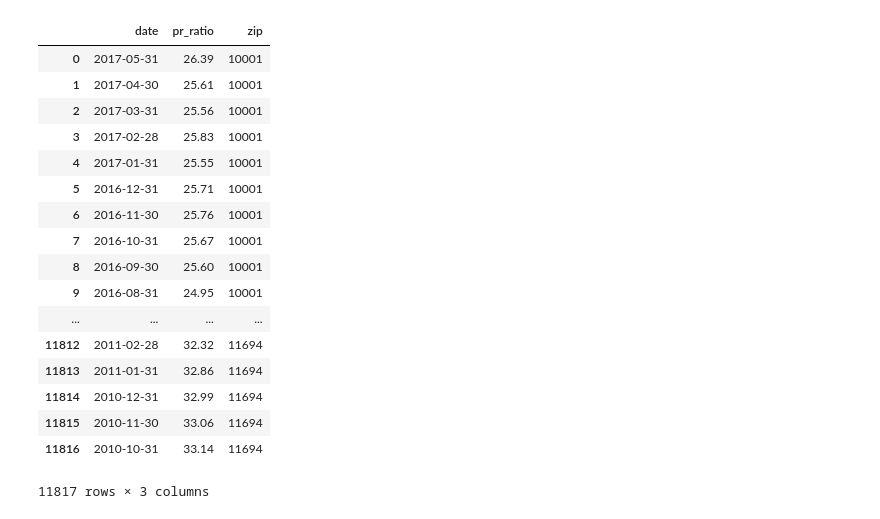
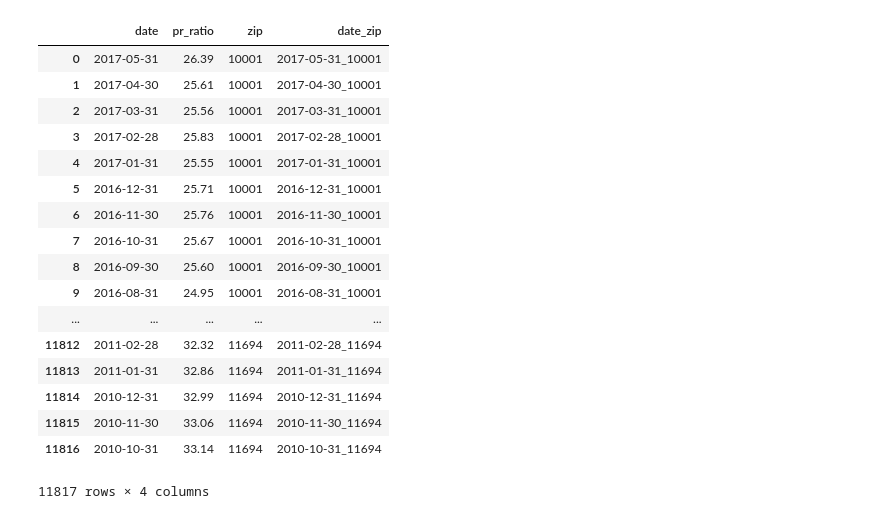
Before and after one commit to csignature/springboard-projects, a Jupyter notebook: Capstone_01/airbnb-capstone.ipynb, the cells around one changed output. Cells and saved outputs as stored; diff of their text form; code cells hidden in the pictures.

```diff
--- a/Capstone_01/airbnb-capstone.ipynb
+++ b/Capstone_01/airbnb-capstone.ipynb
@@ -8,44 +8,50 @@ import glob
 # %%
 #Load PRRAH json files from globbing
 json_prrah=glob.glob('PRRAH/PRRAH_*.json')
 
 #Initialize list to append DataFrames to
 prrah_list=[]
 
 #Create empty master dataframe
 prr_df=pd.DataFrame(columns=['zip','date','pr_ratio',])
 
 #For loop to go through filenames
 for filename in json_prrah:
     data = pd.read_json(filename)
     df1=pd.DataFrame(data['dataset_data']['data'],columns=['date','pr_ratio'])
     prrah_list.append(data)
     #pull in filename and use split
     file_str = filename.replace('_',' ').replace('.',' ').split()
     df1['zip'] = file_str[1]
     #concat DataFrames
     prr_df = pd.concat([prr_df,df1],axis=0,ignore_index=True)
 
+# #Convert date to datetime
+# prr_df.date = pd.to_datetime(prr_df.date, format='%Y-%m')
+
+#Create zip_date
+prr_df['date_zip'] = prr_df['date'] + '_' + prr_df['zip']
+
 prr_df
 # %% [output]
-|  | date | pr_ratio | zip |
-| 0 | 2017-05-31 | 26.39 | 10001 |
-| 1 | 2017-04-30 | 25.61 | 10001 |
-| 2 | 2017-03-31 | 25.56 | 10001 |
-| 3 | 2017-02-28 | 25.83 | 10001 |
-| 4 | 2017-01-31 | 25.55 | 10001 |
-| 5 | 2016-12-31 | 25.71 | 10001 |
-| 6 | 2016-11-30 | 25.76 | 10001 |
-| 7 | 2016-10-31 | 25.67 | 10001 |
-| 8 | 2016-09-30 | 25.60 | 10001 |
-| 9 | 2016-08-31 | 24.95 | 10001 |
-| ... | ... | ... | ... |
-| 11812 | 2011-02-28 | 32.32 | 11694 |
-| 11813 | 2011-01-31 | 32.86 | 11694 |
-| 11814 | 2010-12-31 | 32.99 | 11694 |
-| 11815 | 2010-11-30 | 33.06 | 11694 |
-| 11816 | 2010-10-31 | 33.14 | 11694 |
+|  | date | pr_ratio | zip | date_zip |
+| 0 | 2017-05-31 | 26.39 | 10001 | 2017-05-31_10001 |
+| 1 | 2017-04-30 | 25.61 | 10001 | 2017-04-30_10001 |
+| 2 | 2017-03-31 | 25.56 | 10001 | 2017-03-31_10001 |
+| 3 | 2017-02-28 | 25.83 | 10001 | 2017-02-28_10001 |
+| 4 | 2017-01-31 | 25.55 | 10001 | 2017-01-31_10001 |
+| 5 | 2016-12-31 | 25.71 | 10001 | 2016-12-31_10001 |
+| 6 | 2016-11-30 | 25.76 | 10001 | 2016-11-30_10001 |
+| 7 | 2016-10-31 | 25.67 | 10001 | 2016-10-31_10001 |
+| 8 | 2016-09-30 | 25.60 | 10001 | 2016-09-30_10001 |
+| 9 | 2016-08-31 | 24.95 | 10001 | 2016-08-31_10001 |
+| ... | ... | ... | ... | ... |
+| 11812 | 2011-02-28 | 32.32 | 11694 | 2011-02-28_11694 |
+| 11813 | 2011-01-31 | 32.86 | 11694 | 2011-01-31_11694 |
+| 11814 | 2010-12-31 | 32.99 | 11694 | 2010-12-31_11694 |
+| 11815 | 2010-11-30 | 33.06 | 11694 | 2010-11-30_11694 |
+| 11816 | 2010-10-31 | 33.14 | 11694 | 2010-10-31_11694 |
-11817 rows × 3 columns
+11817 rows × 4 columns
 # %%
 #Load Median Listing Price json files from globbing
 json_mlpah=glob.glob('MLPAH/MLPAH_*.json')
```
Also changed, not shown: parts of 4 cells of this notebook.
